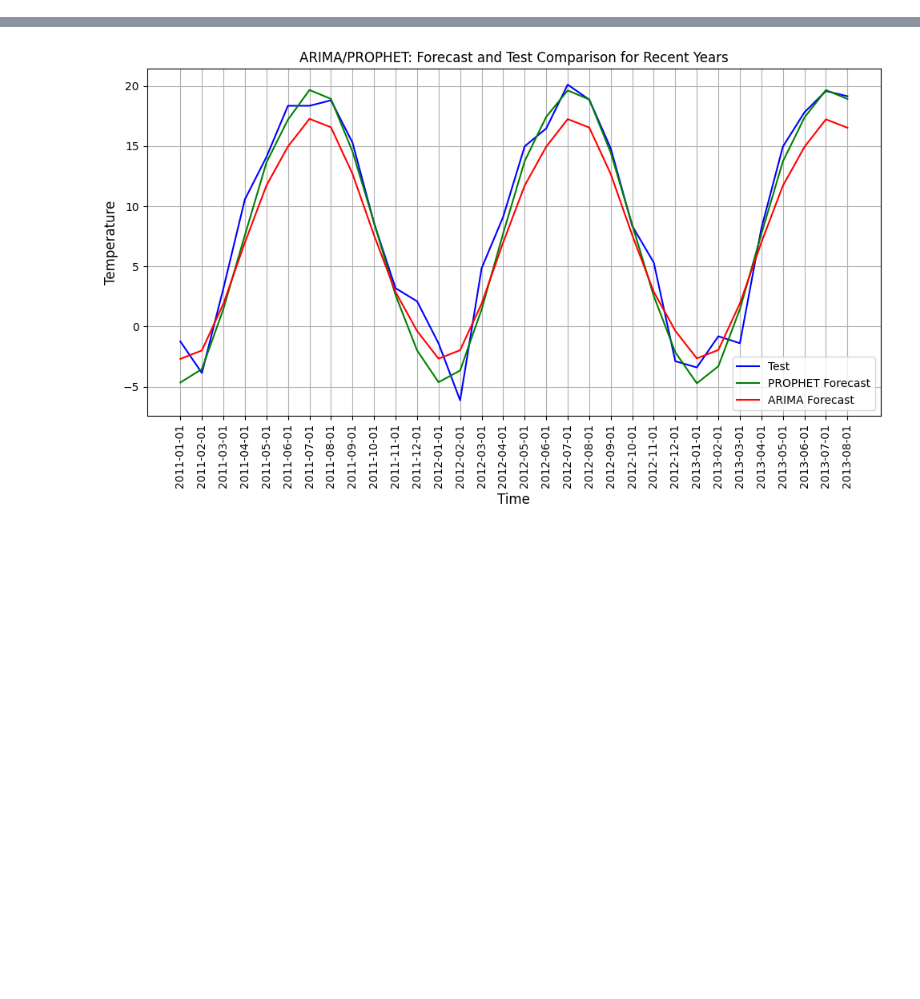
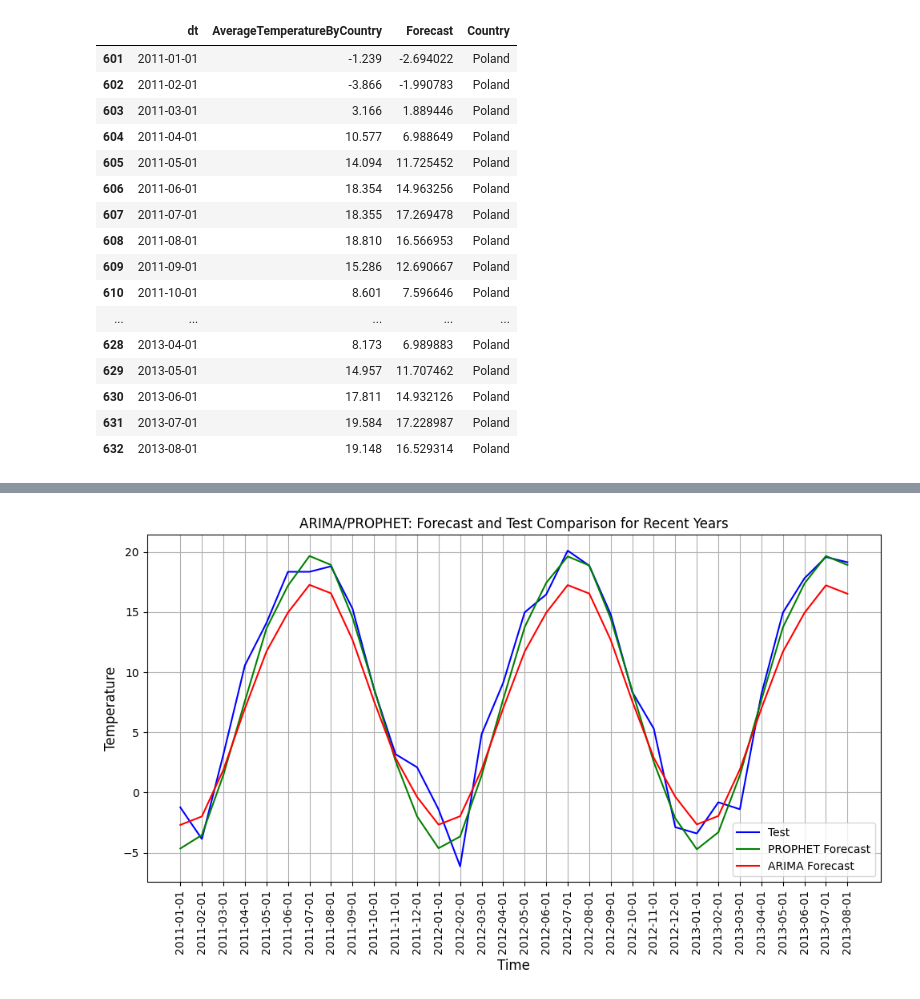
Before and after one commit to AnnaMrowca/ClimateChange, a Jupyter notebook: checks.ipynb, the cells around one changed output, grey strips where cells are left out. Drawn from its saved outputs; the diff is of its cells as text; code cells hidden in the pictures; blank space fills up the shorter version.

```diff
--- a/checks.ipynb
+++ b/checks.ipynb
@@ -23,8 +23,27 @@ prophet_test_merged = pd.merge(prophet_fcst, test, on='dt', how='outer')
 # %%
 arima_test_fcst_recent_years = arima_test_merged.loc[
     (arima_test_merged['dt'] >= '2011-01-01') & (arima_test_merged['dt'] <= '2013-08-01'),
     ['dt', 'AverageTemperatureByCountry', 'Forecast', 'Country']
 ]
+arima_test_fcst_recent_years
+# %% [output]
+|  | dt | AverageTemperatureByCountry | Forecast | Country |
+| 601 | 2011-01-01 | -1.239 | -2.694022 | Poland |
+| 602 | 2011-02-01 | -3.866 | -1.990783 | Poland |
+| 603 | 2011-03-01 | 3.166 | 1.889446 | Poland |
+| 604 | 2011-04-01 | 10.577 | 6.988649 | Poland |
+| 605 | 2011-05-01 | 14.094 | 11.725452 | Poland |
+| 606 | 2011-06-01 | 18.354 | 14.963256 | Poland |
+| 607 | 2011-07-01 | 18.355 | 17.269478 | Poland |
+| 608 | 2011-08-01 | 18.810 | 16.566953 | Poland |
+| 609 | 2011-09-01 | 15.286 | 12.690667 | Poland |
+| 610 | 2011-10-01 | 8.601 | 7.596646 | Poland |
+| ... | ... | ... | ... | ... |
+| 628 | 2013-04-01 | 8.173 | 6.989883 | Poland |
+| 629 | 2013-05-01 | 14.957 | 11.707462 | Poland |
+| 630 | 2013-06-01 | 17.811 | 14.932126 | Poland |
+| 631 | 2013-07-01 | 19.584 | 17.228987 | Poland |
+| 632 | 2013-08-01 | 19.148 | 16.529314 | Poland |
 # %%
 prophet_test_fcst_recent_years = prophet_test_merged.loc[
     (prophet_test_merged['dt'] >= '2011-01-01') & (prophet_test_merged['dt'] <= '2013-08-01'),
```
Also changed, not shown: parts of 3 cells of this notebook, 2 other files.
